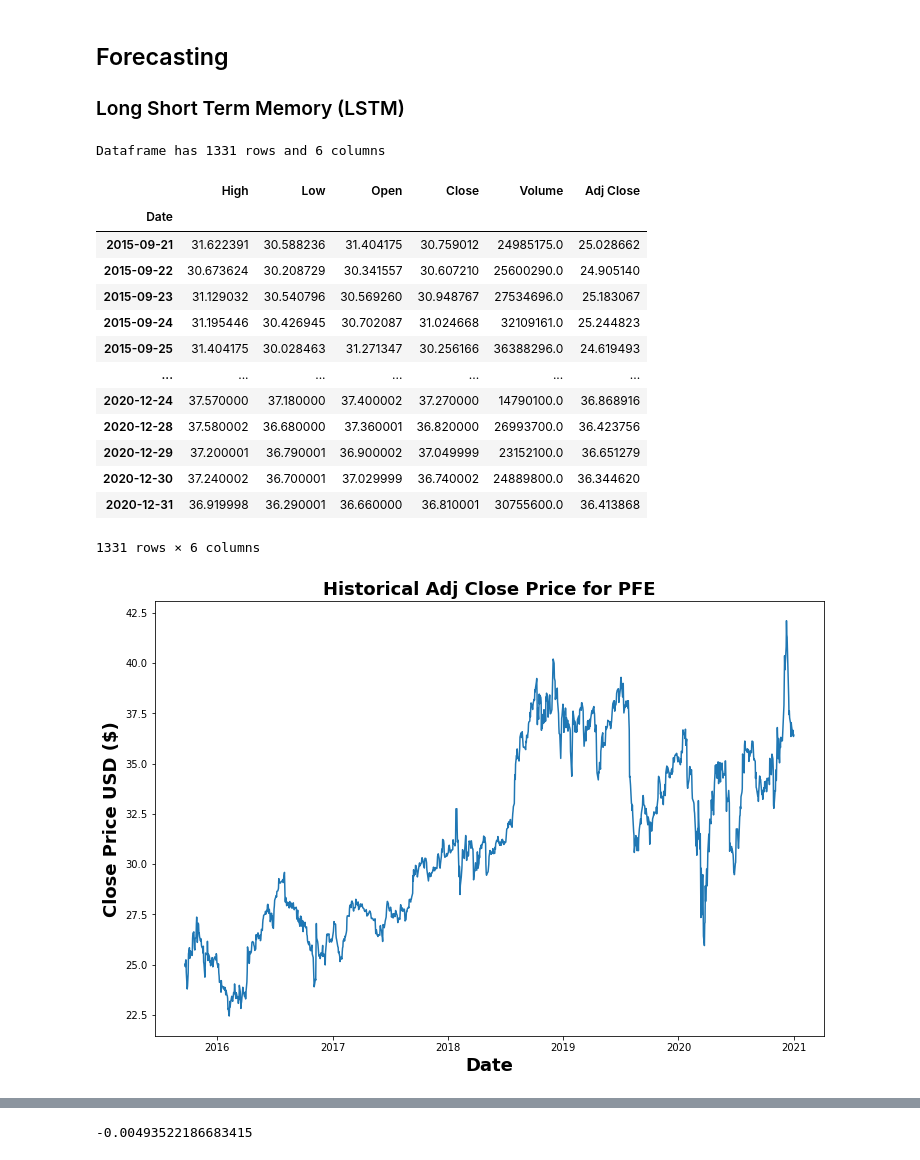
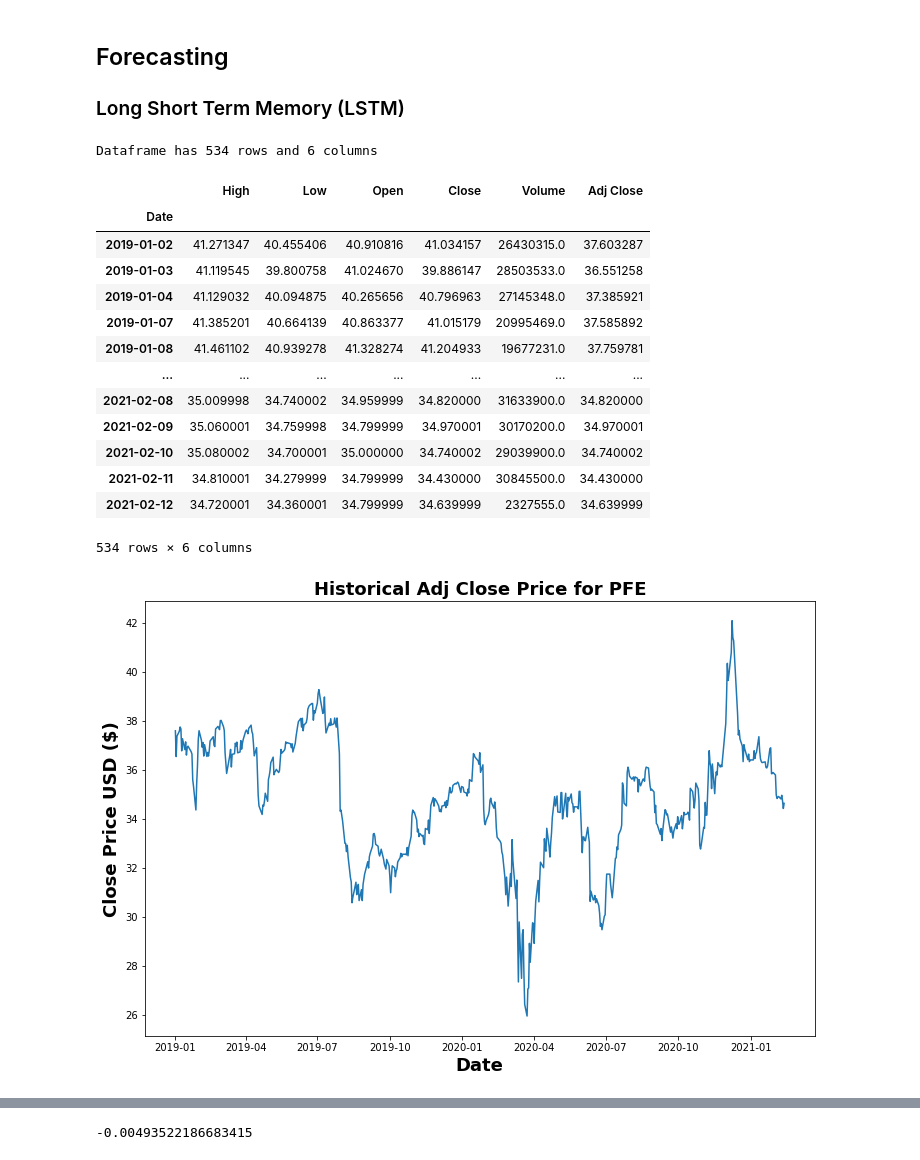
Before and after one commit to davidrtorres/Model-5-Stock-Price-Forecasting, a Jupyter notebook: Capstone_2_12_21.ipynb, the cells around one changed output, grey strips where cells are left out. Drawn from its saved outputs; the diff is of its cells as text; code cells hidden in the pictures.

```diff
--- a/Capstone_2_12_21.ipynb
+++ b/Capstone_2_12_21.ipynb
@@ -51,5 +52,5 @@ def multiple_stock_data(ticker=None, start=None, end=None, plot=True, stock_valu
 # %%
-def single_stock_data(symbol, start,end,plot=True,stock_value='Adj Close'):
+def single_stock_data(symbol, start,end=None,plot=True,stock_value='Adj Close'):
 
     try:
 
@@ -75,25 +76,26 @@ def single_stock_data(symbol, start,end,plot=True,stock_value='Adj Close'):
 ## Forecasting
 ### Long Short Term Memory (LSTM)
 # %%
-df = single_stock_data('PFE', start='09-19-2015',end='2021',plot=True,stock_value='Adj Close')
+#start='01-01-2019',end='today',
+df = single_stock_data('PFE', start='01-01-2019',end='today',plot=True,stock_value='Adj Close')
 df
 # %% [output]
-Dataframe has 1331 rows and 6 columns
+Dataframe has 534 rows and 6 columns
 |  | High | Low | Open | Close | Volume | Adj Close |
 | Date |  |  |  |  |  |  |
-| 2015-09-21 | 31.622391 | 30.588236 | 31.404175 | 30.759012 | 24985175.0 | 25.028662 |
-| 2015-09-22 | 30.673624 | 30.208729 | 30.341557 | 30.607210 | 25600290.0 | 24.905140 |
-| 2015-09-23 | 31.129032 | 30.540796 | 30.569260 | 30.948767 | 27534696.0 | 25.183067 |
-| 2015-09-24 | 31.195446 | 30.426945 | 30.702087 | 31.024668 | 32109161.0 | 25.244823 |
-| 2015-09-25 | 31.404175 | 30.028463 | 31.271347 | 30.256166 | 36388296.0 | 24.619493 |
+| 2019-01-02 | 41.271347 | 40.455406 | 40.910816 | 41.034157 | 26430315.0 | 37.603287 |
+| 2019-01-03 | 41.119545 | 39.800758 | 41.024670 | 39.886147 | 28503533.0 | 36.551258 |
+| 2019-01-04 | 41.129032 | 40.094875 | 40.265656 | 40.796963 | 27145348.0 | 37.385921 |
+| 2019-01-07 | 41.385201 | 40.664139 | 40.863377 | 41.015179 | 20995469.0 | 37.585892 |
+| 2019-01-08 | 41.461102 | 40.939278 | 41.328274 | 41.204933 | 19677231.0 | 37.759781 |
 | ... | ... | ... | ... | ... | ... | ... |
-| 2020-12-24 | 37.570000 | 37.180000 | 37.400002 | 37.270000 | 14790100.0 | 36.868916 |
-| 2020-12-28 | 37.580002 | 36.680000 | 37.360001 | 36.820000 | 26993700.0 | 36.423756 |
-| 2020-12-29 | 37.200001 | 36.790001 | 36.900002 | 37.049999 | 23152100.0 | 36.651279 |
-| 2020-12-30 | 37.240002 | 36.700001 | 37.029999 | 36.740002 | 24889800.0 | 36.344620 |
-| 2020-12-31 | 36.919998 | 36.290001 | 36.660000 | 36.810001 | 30755600.0 | 36.413868 |
+| 2021-02-08 | 35.009998 | 34.740002 | 34.959999 | 34.820000 | 31633900.0 | 34.820000 |
+| 2021-02-09 | 35.060001 | 34.759998 | 34.799999 | 34.970001 | 30170200.0 | 34.970001 |
+| 2021-02-10 | 35.080002 | 34.700001 | 35.000000 | 34.740002 | 29039900.0 | 34.740002 |
+| 2021-02-11 | 34.810001 | 34.279999 | 34.799999 | 34.430000 | 30845500.0 | 34.430000 |
+| 2021-02-12 | 34.720001 | 34.360001 | 34.799999 | 34.639999 | 2327555.0 | 34.639999 |
-1331 rows × 6 columns
+534 rows × 6 columns
-[figure, old version]
+[figure, new version]
 # %%
 df_1 = df['Adj Close']
 df_data = pd.DataFrame(df_1)#.values.astype('float32')
```
Also changed, not shown: parts of 28 cells of this notebook, 4 other files.
